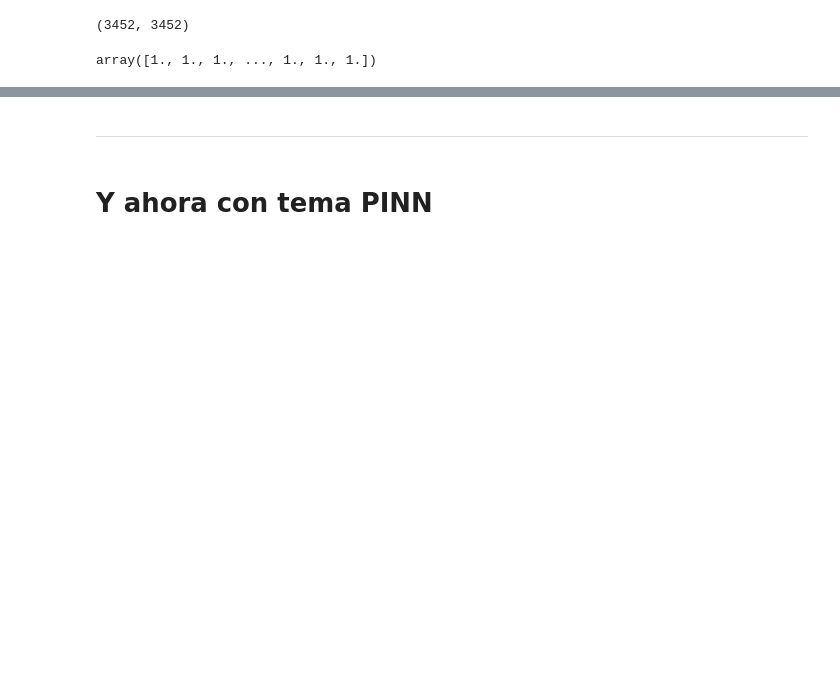
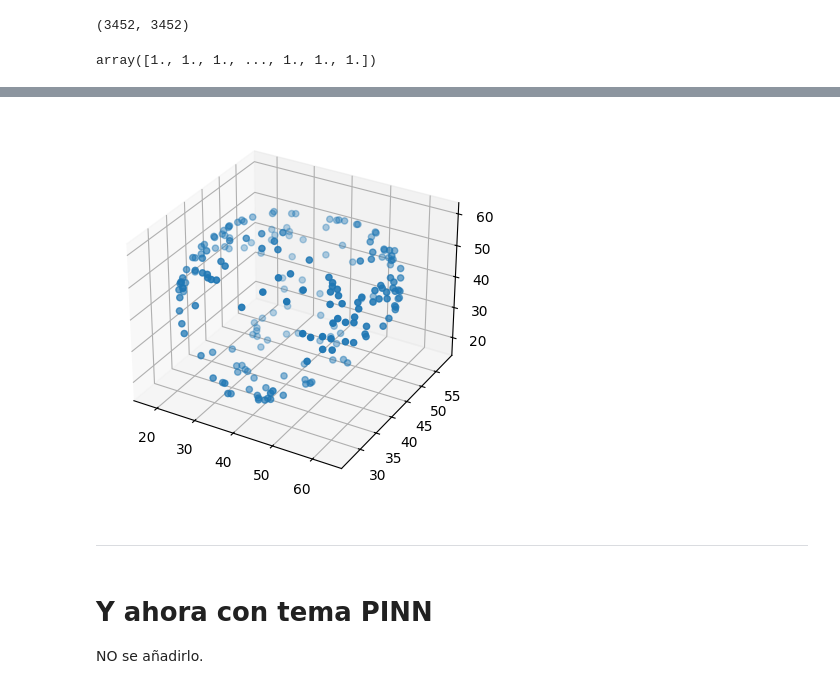
Before and after one commit to ArturoSirvent/DeepElasticity, a Jupyter notebook: notebooks/001-LinealElasticity/002-GNN_primeraPrueba.ipynb, the cells around one changed output, grey strips where cells are left out. Cells and saved outputs as stored; diff of their text form; code cells hidden in the pictures; blank space fills up the shorter version.

```diff
--- a/notebooks/001-LinealElasticity/002-GNN_primeraPrueba.ipynb
+++ b/notebooks/001-LinealElasticity/002-GNN_primeraPrueba.ipynb
@@ -618,0 +624,2 @@ px.scatter_3d(aux_plot.loc[aux_plot["relativ_dif_real_pred_Y"]>0.1],x="pred_X",y
+# %%
+puntos=aux_plot[["X","Y","Z"]].to_numpy()
@@ -618,0 +631,3 @@ px.scatter_3d(aux_plot.loc[aux_plot["relativ_dif_real_pred_Y"]>0.1],x="pred_X",y
+# %%
+hull = ConvexHull(puntos)
+surface_points = puntos[hull.vertices]
@@ -619,7 +638,16 @@ px.scatter_3d(aux_plot.loc[aux_plot["relativ_dif_real_pred_Y"]>0.1],x="pred_X",y
+# %%
+fig = plt.figure()
+ax = fig.add_subplot(111, projection='3d')
+ax.scatter(surface_points[:,0], surface_points[:,1], surface_points[:,2])
+plt.show()
+# %% [output]
+[figure, added]
 # %% [markdown]
 ---
 # %% [markdown]
 # Y ahora con tema PINN
+
+NO se añadirlo.
 # %%
 # Red neuronal
 
```
Also changed, not shown: parts of 15 cells of this notebook, 24 other files.
